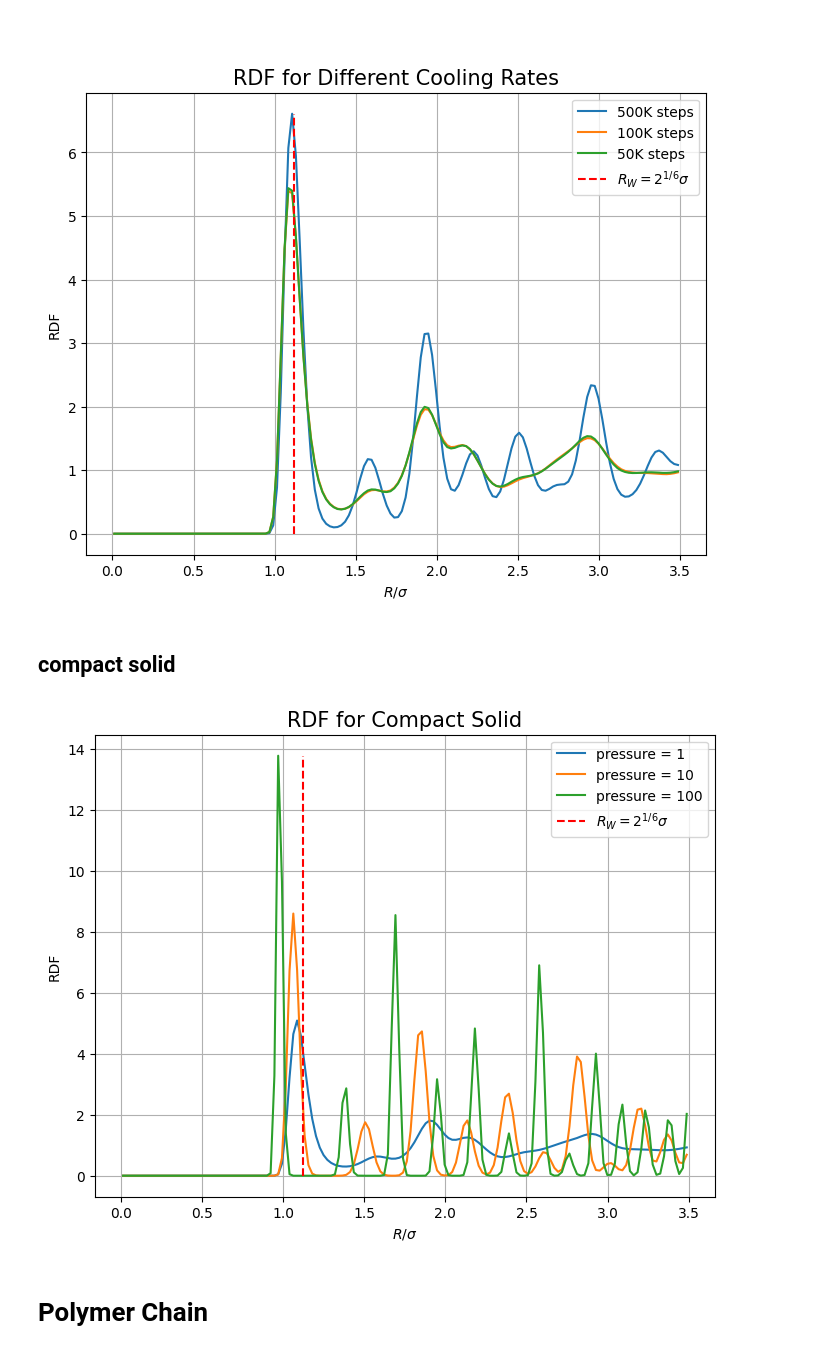
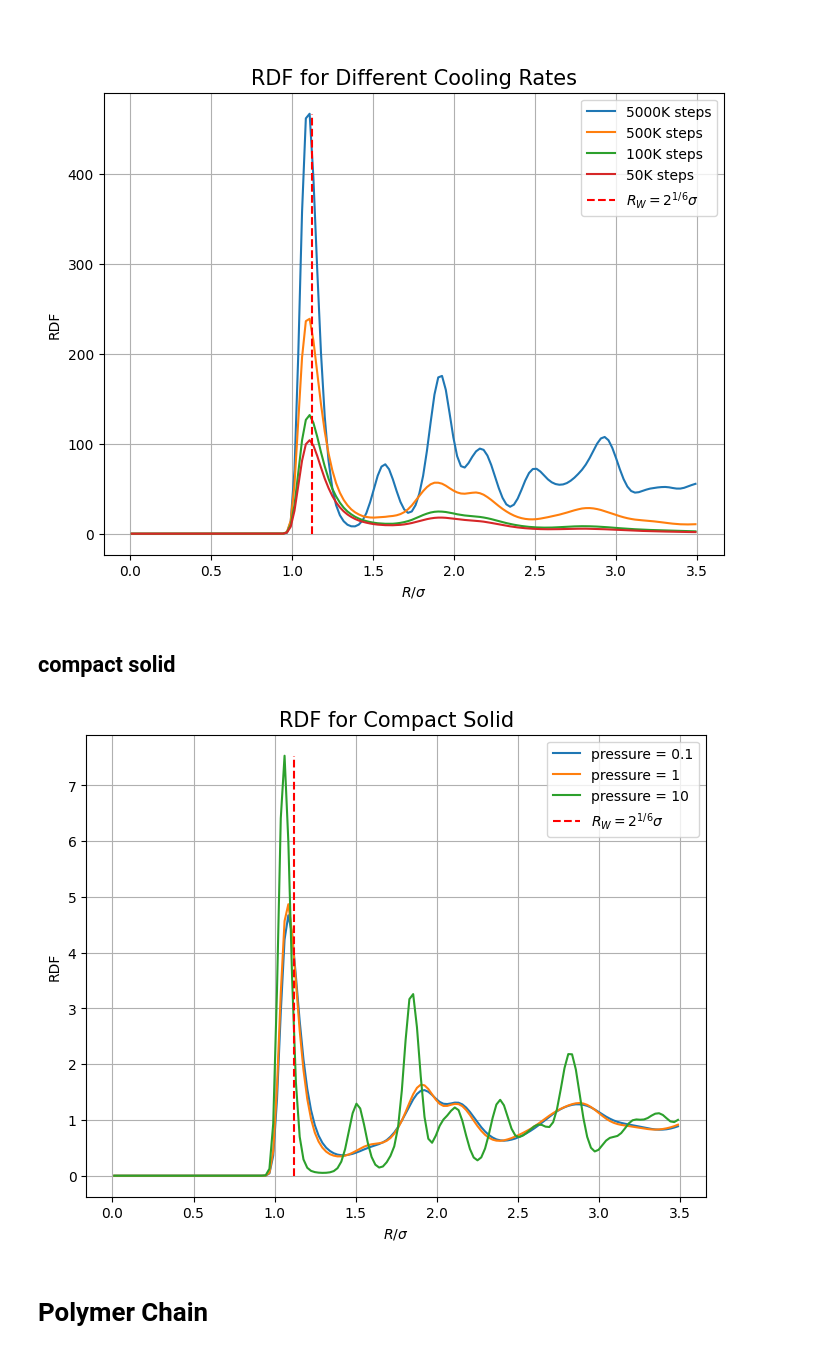
Before and after one commit to YehonathanBarda/Advenced_PhyChemLab2, a Jupyter notebook: MD/MD_run.ipynb, the cells around one changed output. Saved outputs shown, nothing was run; the diff lists cells and outputs as text; code cells hidden in the pictures.

```diff
--- a/MD/MD_run.ipynb
+++ b/MD/MD_run.ipynb
@@ -5,7 +5,7 @@ from scipy import special
 import math
 from scipy.constants import hbar, Boltzmann, Avogadro
 
-results_folder = r"C:\Users\yaniv\Yehonathan TAU\Advenced_PhyChemLab2\MD\Lammps file"
+results_folder = r"C:\Users\yaniv\Yehonathan TAU\Lammps file"
 # %% [markdown]
 # Harmonic Oscillator
 # %% [markdown]
@@ -152,11 +151,11 @@ _, __ = plot_rdf(file_path_08, r"RDF Vs $R/\sigma$ | $\rho = 0.8$ , $T = 1.0$ |
 file_path_11 = os.path.join(results_folder, "rdf_lj_1.1.out")
 _, __ = plot_rdf(file_path_11, r"RDF Vs $R/\sigma$ | $\rho = 1.1$ , $T = 1.0$ | Solid")
 # Gas
-file_path_03 = os.path.join(results_folder, "rdf_lj_0.05.out")
-_, __ = plot_rdf(file_path_03, r"RDF Vs $R/\sigma$ | $\rho = 0.3$ , $T = 1.0$ | Gas")
+file_path_001 = os.path.join(results_folder, "rdf_lj_0.01.out")
+_, __ = plot_rdf(file_path_001, r"RDF Vs $R/\sigma$ | $\rho = 0.01$ , $T = 1.0$ | Gas")
 
-density_list = [0.05,0.8,1.1]
-phase_dict = {0.05: 'Gas', 0.8: 'Liquid', 1.1: 'Solid'}
+density_list = [0.01,0.8,1.1]
+phase_dict = {0.05: 'Gas', 0.8: 'Liquid', 1.1: 'Solid', 0.01: 'Gas'}
 max_rdf = 0
 plt.figure(figsize=(8, 6))
 for density in density_list:
@@ -181,11 +180,11 @@ plt.show()
 # %% [markdown]
 ###
 # %%
-NumStep_list = [500000,100000,50000]
+NumStep_list = [5000000,500000,100000,50000]
 max_rdf = 0
 plt.figure(figsize=(8, 6))
 for NumStep in NumStep_list:
-    file_path = os.path.join(results_folder, f"rdf_lj_relaxation_density_0.8_NumStep_{NumStep}.out")
+    file_path = os.path.join(results_folder, f"rdf_lj_relaxation_density_0.01_NumStep_{NumStep}.out")
     R, RDF = plot_rdf(file_path, Plot=False)
     plt.plot(R, RDF, label=f'{int(NumStep/1000)}K steps')
     max_rdf = max(max_rdf, max(RDF))
@@ -197,26 +196,26 @@ plt.legend()
 plt.grid()
 plt.show()
 # %% [output]
-[figure, old version]
+[figure, new version]
 # %% [markdown]
 ## compact solid
 # %%
-pressure_list = [1,10,100]
+pressure_list = [0.1,1,10]
 max_rdf = 0
 plt.figure(figsize=(8, 6))
 for pressure in pressure_list:
     file_path = os.path.join(results_folder, f"rdf_lj_relaxation_pressure_{pressure}_NumStep_50000.out")
     R, RDF = plot_rdf(file_path, Plot=False)
     plt.plot(R, RDF, label=f'pressure = {pressure}')
     max_rdf = max(max_rdf, max(RDF))
 plt.vlines(2 ** (1/6), 0,max_rdf, colors='r', linestyles='dashed', label=r'$R_{W}= 2^{1/6} \sigma$')
 plt.xlabel(r'$R/\sigma$')
 plt.ylabel(r'RDF')
 plt.title('RDF for Compact Solid', fontsize=15)
 plt.legend()
 plt.grid()
 plt.show()
 # %% [output]
-[figure, old version]
+[figure, new version]
 # %% [markdown]
 # Polymer Chain
```
Also changed, not shown: parts of 3 cells of this notebook, 10 other files.
